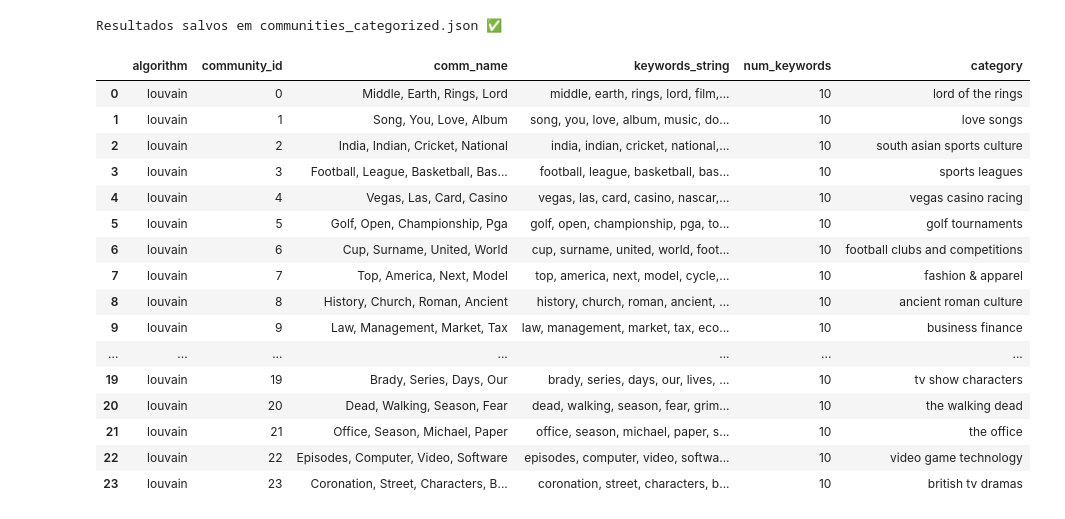
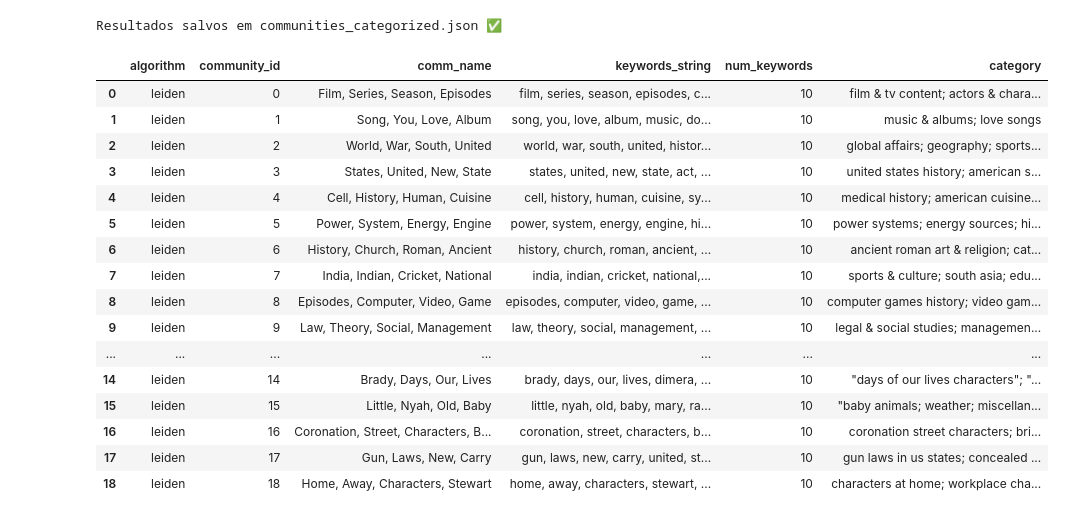
Before and after one commit to zeneto11/kg4ai-community_detection, a Jupyter notebook: community_detection/compare.ipynb, the cells around one changed output. Saved outputs shown, nothing was run; the diff lists cells and outputs as text; code cells hidden in the pictures.

```diff
--- a/community_detection/compare.ipynb
+++ b/community_detection/compare.ipynb
@@ -249,26 +288,25 @@ print("\nResultados salvos em communities_categorized.json ✅")
 Resultados salvos em communities_categorized.json ✅
 # %%
 df = pd.read_json('communities_categorized.json', orient='records')
-df = df[df['algorithm'] == 'louvain']
 df
 # %% [output]
 |  | algorithm | community_id | comm_name | keywords_string | num_keywords | category |
-| 0 | louvain | 0 | Middle, Earth, Rings, Lord | middle, earth, rings, lord, film,... | 10 | lord of the rings |
-| 1 | louvain | 1 | Song, You, Love, Album | song, you, love, album, music, do... | 10 | love songs |
-| 2 | louvain | 2 | India, Indian, Cricket, National | india, indian, cricket, national,... | 10 | south asian sports culture |
-| 3 | louvain | 3 | Football, League, Basketball, Bas... | football, league, basketball, bas... | 10 | sports leagues |
-| 4 | louvain | 4 | Vegas, Las, Card, Casino | vegas, las, card, casino, nascar,... | 10 | vegas casino racing |
-| 5 | louvain | 5 | Golf, Open, Championship, Pga | golf, open, championship, pga, to... | 10 | golf tournaments |
-| 6 | louvain | 6 | Cup, Surname, United, World | cup, surname, united, world, foot... | 10 | football clubs and competitions |
-| 7 | louvain | 7 | Top, America, Next, Model | top, america, next, model, cycle,... | 10 | fashion & apparel |
-| 8 | louvain | 8 | History, Church, Roman, Ancient | history, church, roman, ancient, ... | 10 | ancient roman culture |
-| 9 | louvain | 9 | Law, Management, Market, Tax | law, management, market, tax, eco... | 10 | business finance |
+| 0 | leiden | 0 | Film, Series, Season, Episodes | film, series, season, episodes, c... | 10 | film & tv content; actors & chara... |
+| 1 | leiden | 1 | Song, You, Love, Album | song, you, love, album, music, do... | 10 | music & albums; love songs |
+| 2 | leiden | 2 | World, War, South, United | world, war, south, united, histor... | 10 | global affairs; geography; sports... |
+| 3 | leiden | 3 | States, United, New, State | states, united, new, state, act, ... | 10 | united states history; american s... |
+| 4 | leiden | 4 | Cell, History, Human, Cuisine | cell, history, human, cuisine, sy... | 10 | medical history; american cuisine... |
+| 5 | leiden | 5 | Power, System, Energy, Engine | power, system, energy, engine, hi... | 10 | power systems; energy sources; hi... |
+| 6 | leiden | 6 | History, Church, Roman, Ancient | history, church, roman, ancient, ... | 10 | ancient roman art & religion; cat... |
+| 7 | leiden | 7 | India, Indian, Cricket, National | india, indian, cricket, national,... | 10 | sports & culture; south asia; edu... |
+| 8 | leiden | 8 | Episodes, Computer, Video, Game | episodes, computer, video, game, ... | 10 | computer games history; video gam... |
+| 9 | leiden | 9 | Law, Theory, Social, Management | law, theory, social, management, ... | 10 | legal & social studies; managemen... |
 | ... | ... | ... | ... | ... | ... | ... |
-| 19 | louvain | 19 | Brady, Series, Days, Our | brady, series, days, our, lives, ... | 10 | tv show characters |
-| 20 | louvain | 20 | Dead, Walking, Season, Fear | dead, walking, season, fear, grim... | 10 | the walking dead |
-| 21 | louvain | 21 | Office, Season, Michael, Paper | office, season, michael, paper, s... | 10 | the office |
-| 22 | louvain | 22 | Episodes, Computer, Video, Software | episodes, computer, video, softwa... | 10 | video game technology |
-| 23 | louvain | 23 | Coronation, Street, Characters, B... | coronation, street, characters, b... | 10 | british tv dramas |
+| 14 | leiden | 14 | Brady, Days, Our, Lives | brady, days, our, lives, dimera, ... | 10 | "days of our lives characters"; "... |
+| 15 | leiden | 15 | Little, Nyah, Old, Baby | little, nyah, old, baby, mary, ra... | 10 | "baby animals; weather; miscellan... |
+| 16 | leiden | 16 | Coronation, Street, Characters, B... | coronation, street, characters, b... | 10 | coronation street characters; bri... |
+| 17 | leiden | 17 | Gun, Laws, New, Carry | gun, laws, new, carry, united, st... | 10 | gun laws in us states; concealed ... |
+| 18 | leiden | 18 | Home, Away, Characters, Stewart | home, away, characters, stewart, ... | 10 | characters at home; workplace cha... |
 # %%
 top20_per_community_wiki
 # %% [output]
```
Also changed, not shown: parts of 21 cells of this notebook, 4 other files.
